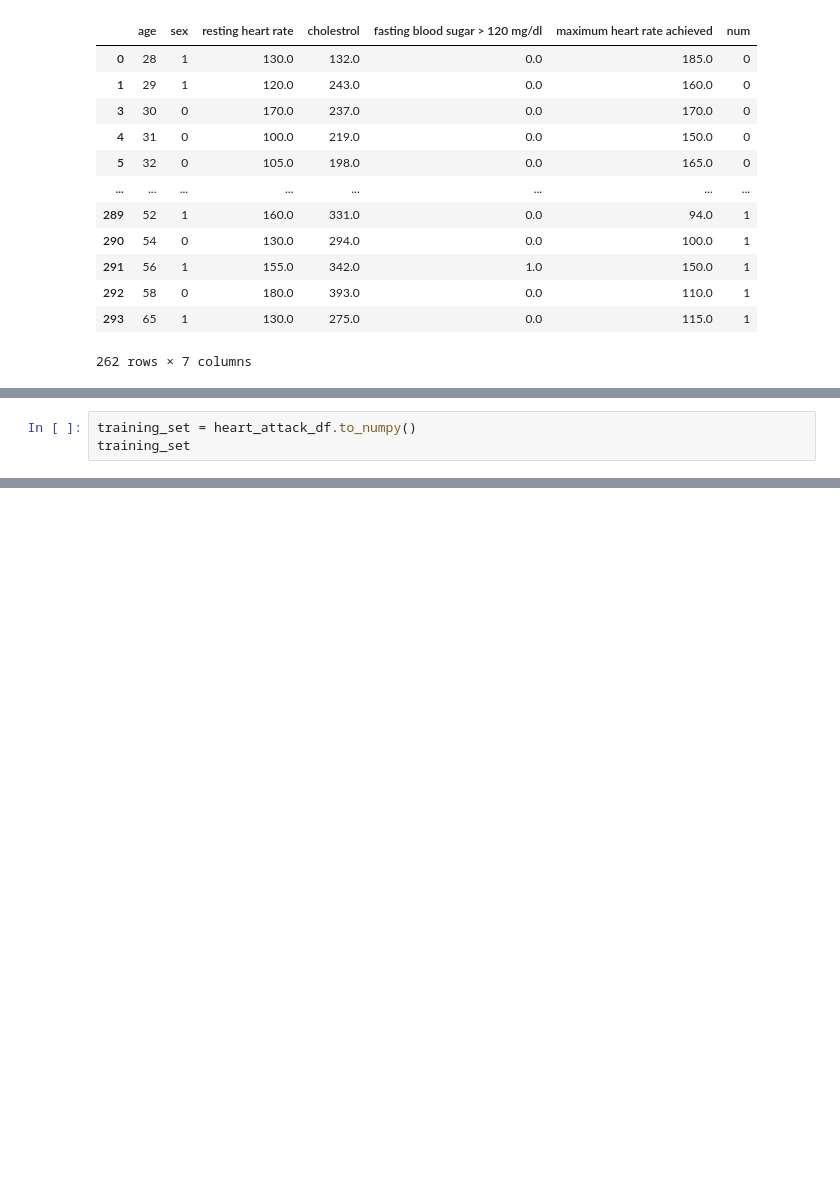
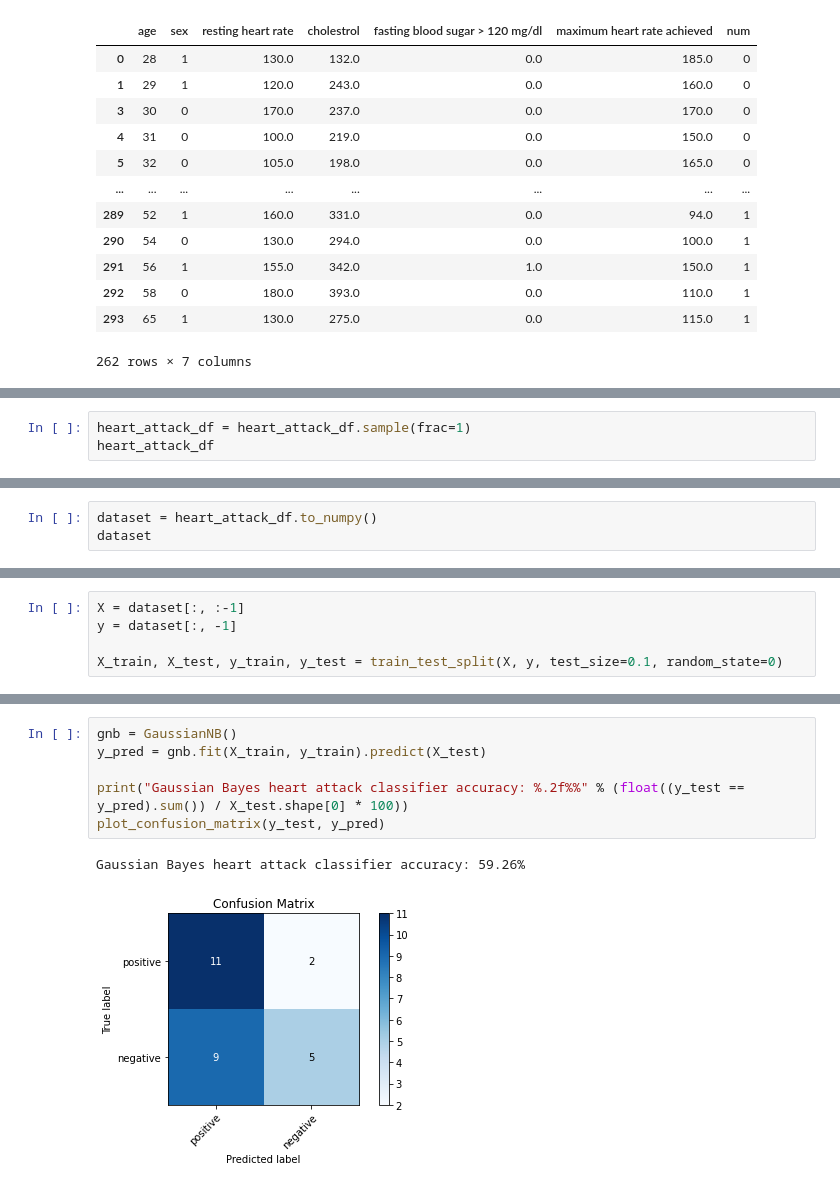
Before and after one commit to sabenoist/Remote-Elderly-Monitoring-IoT-Project, a Jupyter notebook: ml_scripts/Gaussian_Bayes_Training.ipynb, the cells around one changed output, grey strips where cells are left out. Drawn from its saved outputs; the diff is of its cells as text; blank space fills up the shorter version.

Commit message:
implemented first iteration of Gaussian Bayes Classifier

```diff
--- a/ml_scripts/Naive_Bayes_Training.ipynb
+++ b/ml_scripts/Gaussian_Bayes_Training.ipynb
@@ -76,0 +94,3 @@ heart_attack_df
+# %%
+heart_attack_df = heart_attack_df.sample(frac=1)
+heart_attack_df
@@ -77,4 +113,4 @@ heart_attack_df
 # %%
-training_set = heart_attack_df.to_numpy()
-training_set
+dataset = heart_attack_df.to_numpy()
+dataset
 # %% [output]
@@ -87,0 +124,5 @@ array([[ 28.,   1., 130., ...,   0., 185.,   0.],
+# %%
+X = dataset[:, :-1]
+y = dataset[:, -1]
+
+X_train, X_test, y_train, y_test = train_test_split(X, y, test_size=0.1, random_state=0)
@@ -87,0 +175,9 @@ array([[ 28.,   1., 130., ...,   0., 185.,   0.],
+# %%
+gnb = GaussianNB()
+y_pred = gnb.fit(X_train, y_train).predict(X_test)
+
+print("Gaussian Bayes heart attack classifier accuracy: %.2f%%" % (float((y_test == y_pred).sum()) / X_test.shape[0] * 100))
+plot_confusion_matrix(y_test, y_pred)
+# %% [output]
+Gaussian Bayes heart attack classifier accuracy: 59.26%
+[figure, added]
```
Also changed, not shown: parts of 11 cells of this notebook.
